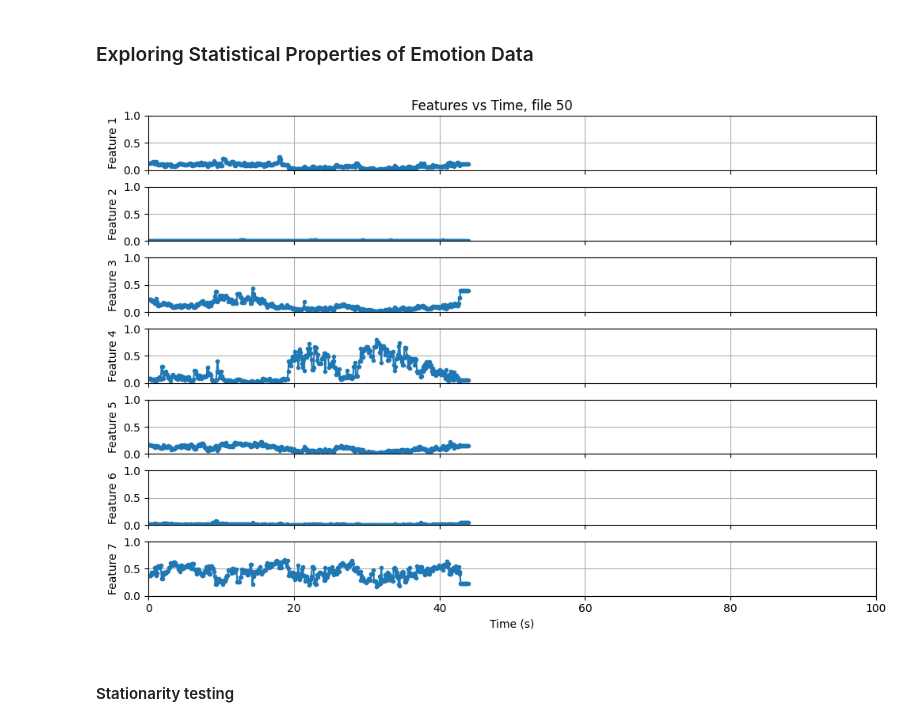
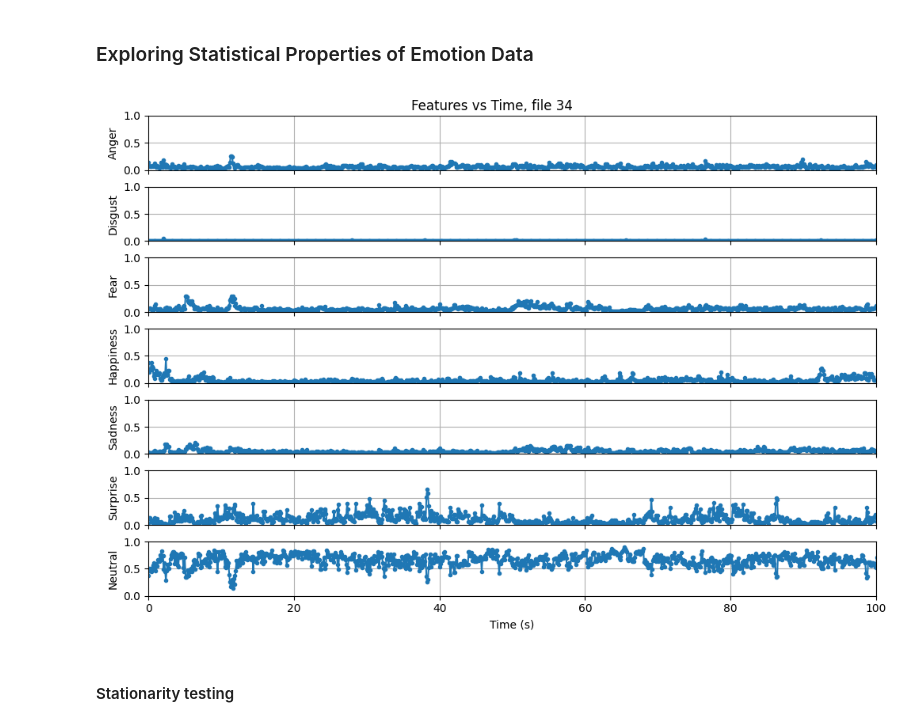
Before and after one commit to ArnavTapadia/emili_TimeSeriesPredictor, a Jupyter notebook: time_series_predictor/Notebooks/Multivariate_Emotion_Forecasting.ipynb, the cells around one changed output. Saved outputs shown, nothing was run; the diff lists cells and outputs as text; code cells hidden in the pictures.

```diff
--- a/time_series_predictor/Notebooks/Multivariate_Emotion_Forecasting.ipynb
+++ b/time_series_predictor/Notebooks/Multivariate_Emotion_Forecasting.ipynb
@@ -81,33 +81,33 @@ resampled_data = [extractor.resample_data(file_data, 'ewmainterp') for file_data
 # %%
 
 #plotting one of the timeseries
 def plot_emotion_data(all_series, iFile):
     #input is a single timeseries of size (length,7)
     data = all_series[iFile]
     t = np.arange(0,0.1*np.shape(data)[0],0.1)
     nFeatures = np.shape(data)[1]
 
     fig, axes = plt.subplots(nFeatures, 1, figsize=(10, 1 * nFeatures), sharex=True, sharey = True)
     fig.suptitle(f'Features vs Time, file {iFile}')
 
     for iFeature in range(nFeatures):
         axes[iFeature].plot(t, data[:, iFeature], label='Data', marker = 'o', linestyle = '-', markersize=3)
 
     #label subplots
     for i in range(nFeatures):
-        axes[i].set_ylabel(f'Feature {i + 1}')
+        axes[i].set_ylabel(f'{emotionMap[i]}')
         axes[i].grid(True)
 
     axes[-1].set_xlabel('Time (s)')
     plt.tight_layout()
     plt.subplots_adjust(top=0.95)  # Adjust title position
     axes[-1].set_xlim(0, 100)
     axes[-1].set_ylim(0, 1)
     plt.show()
 
-plot_emotion_data(resampled_data,50)
+plot_emotion_data(resampled_data,34)
 # %% [output]
-[figure, old version]
+[figure, new version]
 # %% [markdown]
 #### Stationarity testing
 # %%
```
Also changed, not shown: parts of 3 cells of this notebook.
